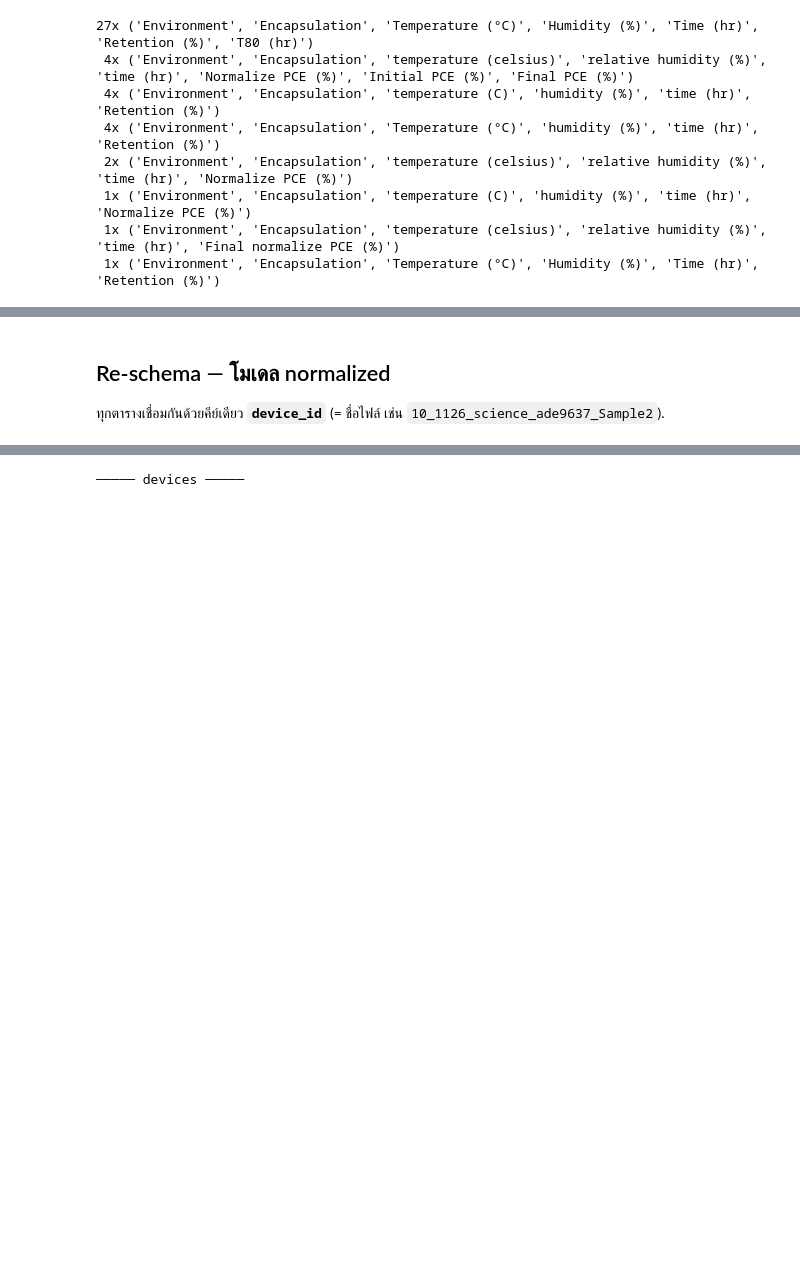
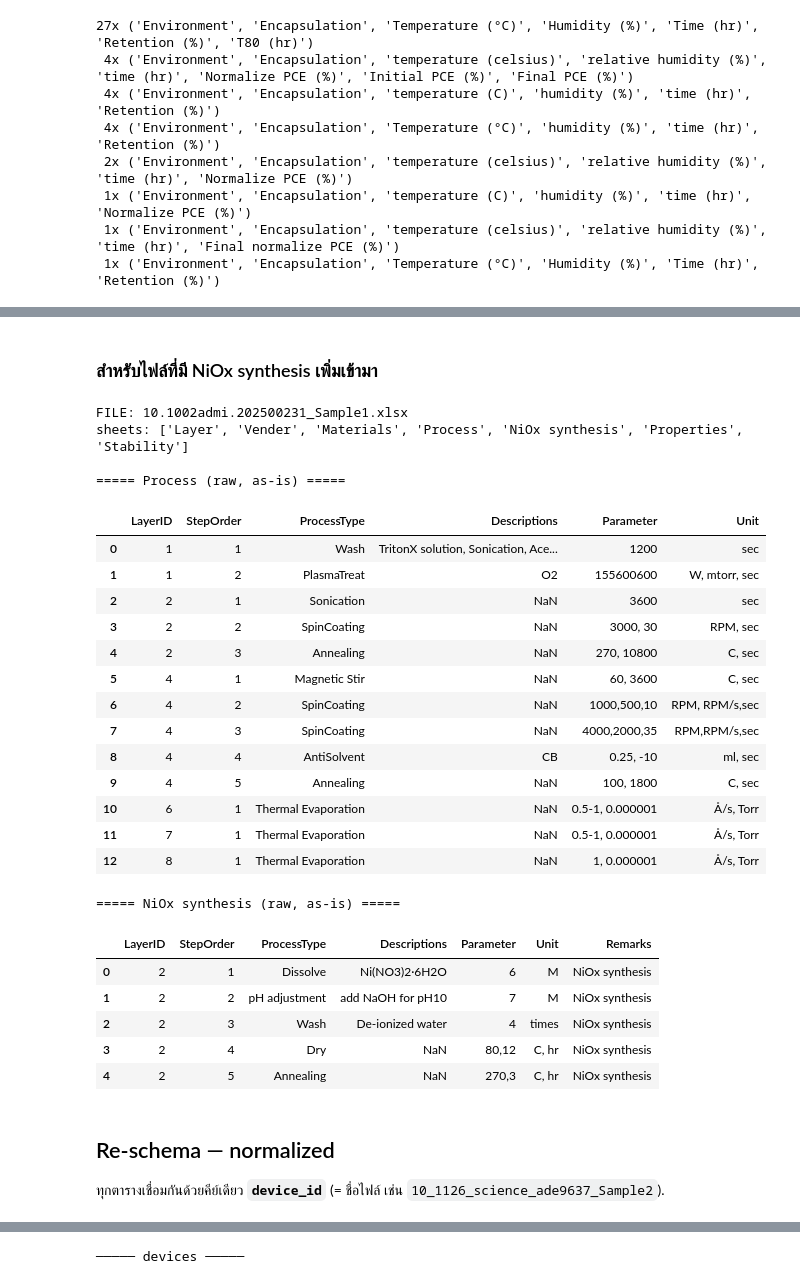
Before and after one commit to NiOx-based-Perovskite-Solar-Cell/Perovskite-Research, a Jupyter notebook: notebooks/explore_reschema.ipynb, the cells around one changed output, grey strips where cells are left out. Saved outputs shown, nothing was run; the diff lists cells and outputs as text; code cells hidden in the pictures; blank space fills up the shorter version.

```diff
--- a/notebooks/explore_reschema.ipynb
+++ b/notebooks/explore_reschema.ipynb
@@ -247,5 +206,49 @@ property names ที่ไม่ซ้ำกัน: 109 ชื่อ  (top 15)
+# %% [markdown]
+### สำหรับไฟล์ที่มี NiOx synthesis เพิ่มเข้ามา
+# %%
+target = None
+for f in files:
+    xl = pd.ExcelFile(f)
+    if "NiOx synthesis" in xl.sheet_names:
+        target = f
+        break
+
+print("FILE:", os.path.basename(target))
+print("sheets:", xl.sheet_names)
+
+print("\n===== Process (raw, as-is) =====")
+display(pd.read_excel(target, "Process"))
+
+print("\n===== NiOx synthesis (raw, as-is) =====")
+display(pd.read_excel(target, "NiOx synthesis"))
+# %% [output]
+FILE: 10.1002admi.202500231_Sample1.xlsx
+sheets: ['Layer', 'Vender', 'Materials', 'Process', 'NiOx synthesis', 'Properties', 'Stability']
+
+===== Process (raw, as-is) =====
+|  | LayerID | StepOrder | ProcessType | Descriptions | Parameter | Unit |
+| 0 | 1 | 1 | Wash | TritonX solution, Sonication, Ace... | 1200 | sec |
+| 1 | 1 | 2 | PlasmaTreat | O2 | 155600600 | W, mtorr, sec |
+| 2 | 2 | 1 | Sonication | NaN | 3600 | sec |
+| 3 | 2 | 2 | SpinCoating | NaN | 3000, 30 | RPM, sec |
+| 4 | 2 | 3 | Annealing | NaN | 270, 10800 | C, sec |
+| 5 | 4 | 1 | Magnetic Stir | NaN | 60, 3600 | C, sec |
+| 6 | 4 | 2 | SpinCoating | NaN | 1000,500,10 | RPM, RPM/s,sec |
+| 7 | 4 | 3 | SpinCoating | NaN | 4000,2000,35 | RPM,RPM/s,sec |
+| 8 | 4 | 4 | AntiSolvent | CB | 0.25, -10 | ml, sec |
+| 9 | 4 | 5 | Annealing | NaN | 100, 1800 | C, sec |
+| 10 | 6 | 1 | Thermal Evaporation | NaN | 0.5-1, 0.000001 | Å/s, Torr |
+| 11 | 7 | 1 | Thermal Evaporation | NaN | 0.5-1, 0.000001 | Å/s, Torr |
+| 12 | 8 | 1 | Thermal Evaporation | NaN | 1, 0.000001 | Å/s, Torr |
+===== NiOx synthesis (raw, as-is) =====
+|  | LayerID | StepOrder | ProcessType | Descriptions | Parameter | Unit | Remarks |
+| 0 | 2 | 1 | Dissolve | Ni(NO3)2·6H2O | 6 | M | NiOx synthesis |
+| 1 | 2 | 2 | pH adjustment | add NaOH for pH10 | 7 | M | NiOx synthesis |
+| 2 | 2 | 3 | Wash | De-ionized water | 4 | times | NiOx synthesis |
+| 3 | 2 | 4 | Dry | NaN | 80,12 | C, hr | NiOx synthesis |
+| 4 | 2 | 5 | Annealing | NaN | 270,3 | C, hr | NiOx synthesis |
 # %% [markdown]
-## Re-schema — โมเดล normalized
+## Re-schema —  normalized
 
 ทุกตารางเชื่อมกันด้วยคีย์เดียว **`device_id`** (= ชื่อไฟล์ เช่น `10_1126_science_ade9637_Sample2`).
 # %%
```
Also changed, not shown: parts of 24 cells of this notebook, 1 other file.
